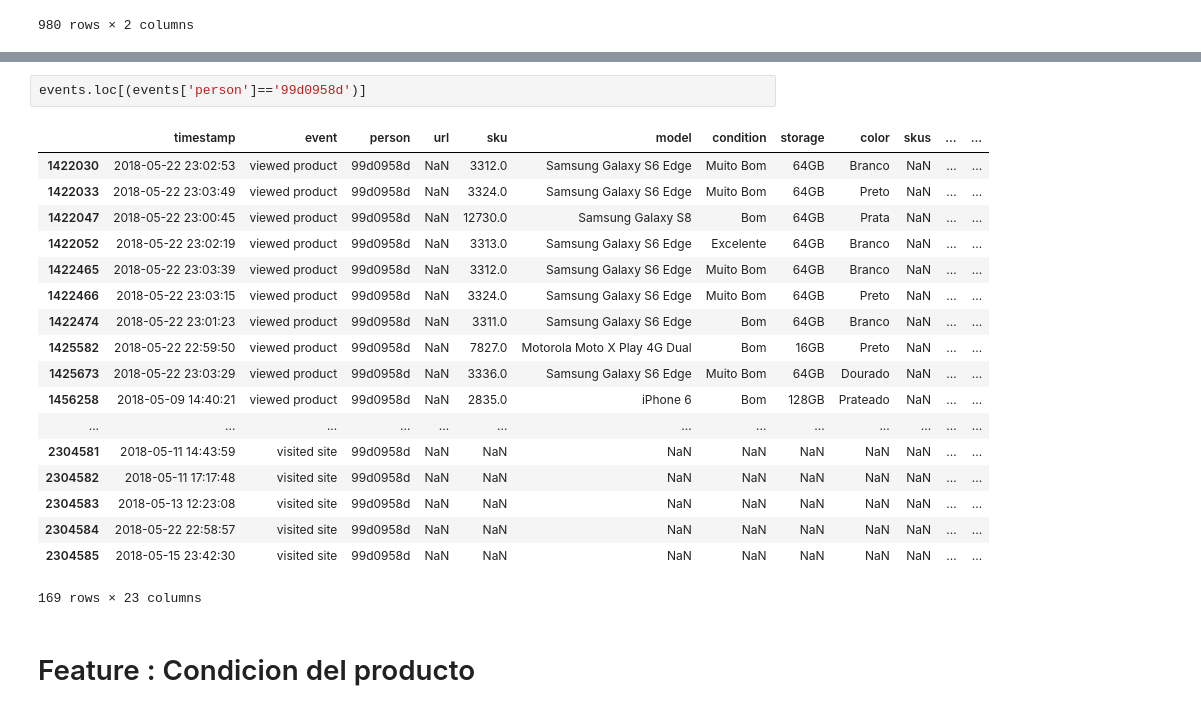
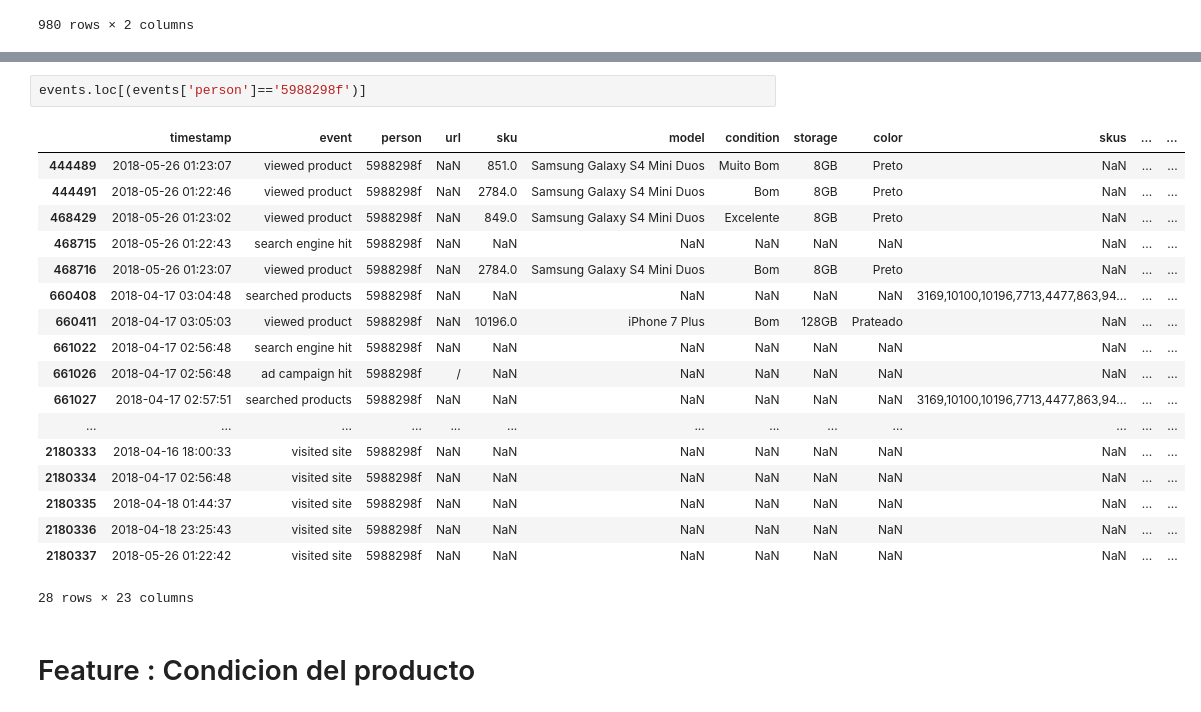
Before and after one commit to EugeniaFranchi/TP-Datos, a Jupyter notebook: TP2/TP2.ipynb, the cells around one changed output, grey strips where cells are left out. Saved outputs shown, nothing was run; the diff lists cells and outputs as text.

```diff
--- a/TP2/TP2.ipynb
+++ b/TP2/TP2.ipynb
@@ -70,24 +58,24 @@ training[training['label']==1]
 # %%
-events.loc[(events['person']=='99d0958d')]
+events.loc[(events['person']=='5988298f')]
 # %% [output]
 |  | timestamp | event | person | url | sku | model | condition | storage | color | skus | ... | ... |
-| 1422030 | 2018-05-22 23:02:53 | viewed product | 99d0958d | NaN | 3312.0 | Samsung Galaxy S6 Edge | Muito Bom | 64GB | Branco | NaN | ... | ... |
-| 1422033 | 2018-05-22 23:03:49 | viewed product | 99d0958d | NaN | 3324.0 | Samsung Galaxy S6 Edge | Muito Bom | 64GB | Preto | NaN | ... | ... |
-| 1422047 | 2018-05-22 23:00:45 | viewed product | 99d0958d | NaN | 12730.0 | Samsung Galaxy S8 | Bom | 64GB | Prata | NaN | ... | ... |
-| 1422052 | 2018-05-22 23:02:19 | viewed product | 99d0958d | NaN | 3313.0 | Samsung Galaxy S6 Edge | Excelente | 64GB | Branco | NaN | ... | ... |
-| 1422465 | 2018-05-22 23:03:39 | viewed product | 99d0958d | NaN | 3312.0 | Samsung Galaxy S6 Edge | Muito Bom | 64GB | Branco | NaN | ... | ... |
-| 1422466 | 2018-05-22 23:03:15 | viewed product | 99d0958d | NaN | 3324.0 | Samsung Galaxy S6 Edge | Muito Bom | 64GB | Preto | NaN | ... | ... |
-| 1422474 | 2018-05-22 23:01:23 | viewed product | 99d0958d | NaN | 3311.0 | Samsung Galaxy S6 Edge | Bom | 64GB | Branco | NaN | ... | ... |
-| 1425582 | 2018-05-22 22:59:50 | viewed product | 99d0958d | NaN | 7827.0 | Motorola Moto X Play 4G Dual | Bom | 16GB | Preto | NaN | ... | ... |
-| 1425673 | 2018-05-22 23:03:29 | viewed product | 99d0958d | NaN | 3336.0 | Samsung Galaxy S6 Edge | Muito Bom | 64GB | Dourado | NaN | ... | ... |
-| 1456258 | 2018-05-09 14:40:21 | viewed product | 99d0958d | NaN | 2835.0 | iPhone 6 | Bom | 128GB | Prateado | NaN | ... | ... |
+| 444489 | 2018-05-26 01:23:07 | viewed product | 5988298f | NaN | 851.0 | Samsung Galaxy S4 Mini Duos | Muito Bom | 8GB | Preto | NaN | ... | ... |
+| 444491 | 2018-05-26 01:22:46 | viewed product | 5988298f | NaN | 2784.0 | Samsung Galaxy S4 Mini Duos | Bom | 8GB | Preto | NaN | ... | ... |
+| 468429 | 2018-05-26 01:23:02 | viewed product | 5988298f | NaN | 849.0 | Samsung Galaxy S4 Mini Duos | Excelente | 8GB | Preto | NaN | ... | ... |
+| 468715 | 2018-05-26 01:22:43 | search engine hit | 5988298f | NaN | NaN | NaN | NaN | NaN | NaN | NaN | ... | ... |
+| 468716 | 2018-05-26 01:23:07 | viewed product | 5988298f | NaN | 2784.0 | Samsung Galaxy S4 Mini Duos | Bom | 8GB | Preto | NaN | ... | ... |
+| 660408 | 2018-04-17 03:04:48 | searched products | 5988298f | NaN | NaN | NaN | NaN | NaN | NaN | 3169,10100,10196,7713,4477,863,94... | ... | ... |
+| 660411 | 2018-04-17 03:05:03 | viewed product | 5988298f | NaN | 10196.0 | iPhone 7 Plus | Bom | 128GB | Prateado | NaN | ... | ... |
+| 661022 | 2018-04-17 02:56:48 | search engine hit | 5988298f | NaN | NaN | NaN | NaN | NaN | NaN | NaN | ... | ... |
+| 661026 | 2018-04-17 02:56:48 | ad campaign hit | 5988298f | / | NaN | NaN | NaN | NaN | NaN | NaN | ... | ... |
+| 661027 | 2018-04-17 02:57:51 | searched products | 5988298f | NaN | NaN | NaN | NaN | NaN | NaN | 3169,10100,10196,7713,4477,863,94... | ... | ... |
 | ... | ... | ... | ... | ... | ... | ... | ... | ... | ... | ... | ... | ... |
-| 2304581 | 2018-05-11 14:43:59 | visited site | 99d0958d | NaN | NaN | NaN | NaN | NaN | NaN | NaN | ... | ... |
-| 2304582 | 2018-05-11 17:17:48 | visited site | 99d0958d | NaN | NaN | NaN | NaN | NaN | NaN | NaN | ... | ... |
-| 2304583 | 2018-05-13 12:23:08 | visited site | 99d0958d | NaN | NaN | NaN | NaN | NaN | NaN | NaN | ... | ... |
-| 2304584 | 2018-05-22 22:58:57 | visited site | 99d0958d | NaN | NaN | NaN | NaN | NaN | NaN | NaN | ... | ... |
-| 2304585 | 2018-05-15 23:42:30 | visited site | 99d0958d | NaN | NaN | NaN | NaN | NaN | NaN | NaN | ... | ... |
+| 2180333 | 2018-04-16 18:00:33 | visited site | 5988298f | NaN | NaN | NaN | NaN | NaN | NaN | NaN | ... | ... |
+| 2180334 | 2018-04-17 02:56:48 | visited site | 5988298f | NaN | NaN | NaN | NaN | NaN | NaN | NaN | ... | ... |
+| 2180335 | 2018-04-18 01:44:37 | visited site | 5988298f | NaN | NaN | NaN | NaN | NaN | NaN | NaN | ... | ... |
+| 2180336 | 2018-04-18 23:25:43 | visited site | 5988298f | NaN | NaN | NaN | NaN | NaN | NaN | NaN | ... | ... |
+| 2180337 | 2018-05-26 01:22:42 | visited site | 5988298f | NaN | NaN | NaN | NaN | NaN | NaN | NaN | ... | ... |
-169 rows × 23 columns
+28 rows × 23 columns
 # %% [markdown]
 # Feature : Condicion del producto
 # %%
```
Also changed, not shown: parts of 74 cells of this notebook, 2 other files.
